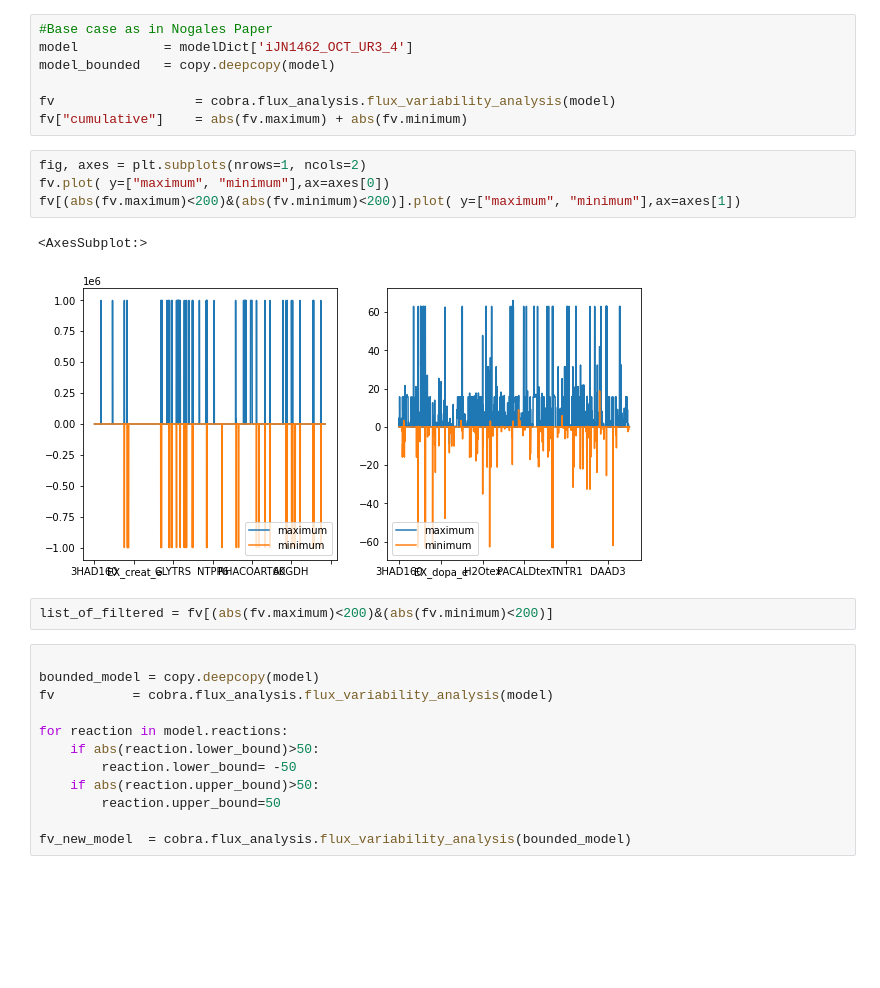
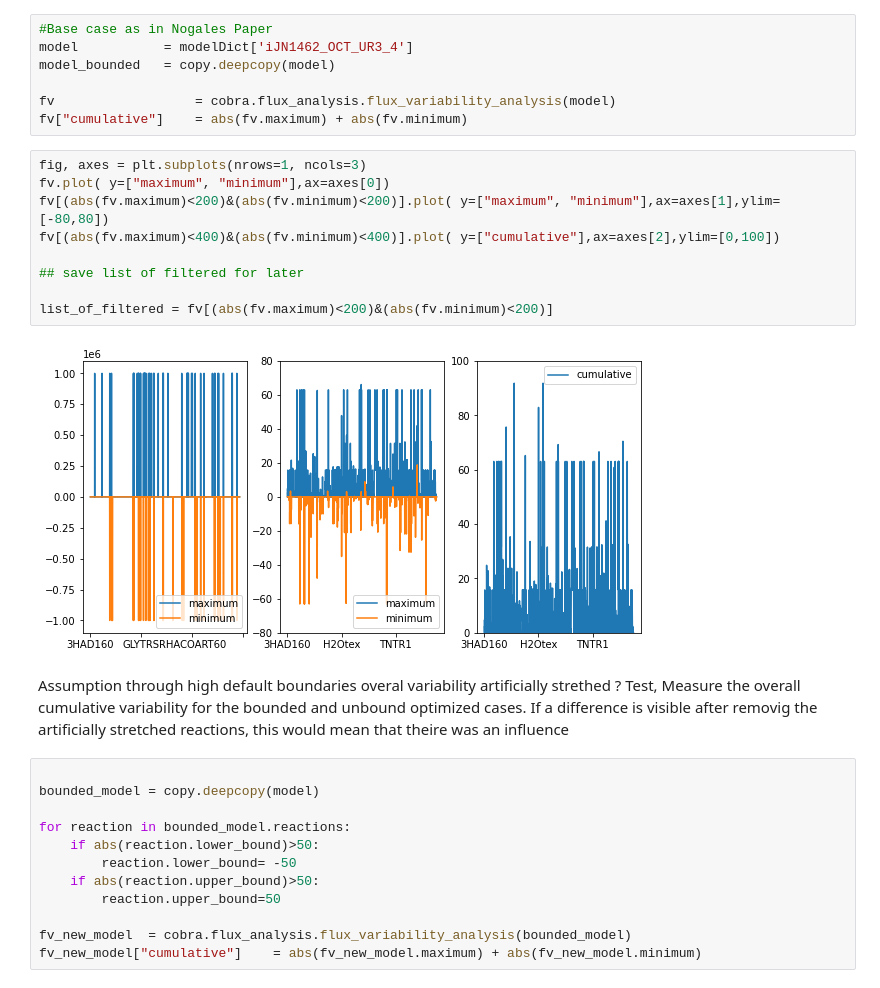
Before and after one commit to lizat-i/PseudomonasPutidaCobraPy, a Jupyter notebook: internalfluxtracking.ipynb, the cells around one changed output. Drawn from its saved outputs; the diff is of its cells as text; blank space fills up the shorter version.

Commit message:
created graphics

```diff
--- a/internalfluxtracking.ipynb
+++ b/internalfluxtracking.ipynb
@@ -35,23 +35,29 @@ model_bounded   = copy.deepcopy(model)
 fv                  = cobra.flux_analysis.flux_variability_analysis(model)
 fv["cumulative"]    = abs(fv.maximum) + abs(fv.minimum)
 # %%
-fig, axes = plt.subplots(nrows=1, ncols=2)
+fig, axes = plt.subplots(nrows=1, ncols=3)
 fv.plot( y=["maximum", "minimum"],ax=axes[0])
-fv[(abs(fv.maximum)<200)&(abs(fv.minimum)<200)].plot( y=["maximum", "minimum"],ax=axes[1])
+fv[(abs(fv.maximum)<200)&(abs(fv.minimum)<200)].plot( y=["maximum", "minimum"],ax=axes[1],ylim=[-80,80])
+fv[(abs(fv.maximum)<400)&(abs(fv.minimum)<400)].plot( y=["cumulative"],ax=axes[2],ylim=[0,100])
+
+## save list of filtered for later
+
+list_of_filtered = fv[(abs(fv.maximum)<200)&(abs(fv.minimum)<200)]
 # %% [output]
-<AxesSubplot:>
-[figure, old version]
+[figure, new version]
-# %%
-list_of_filtered = fv[(abs(fv.maximum)<200)&(abs(fv.minimum)<200)]
+# %% [markdown]
+Assumption through high default boundaries overal variability artificially strethed ?
+Test, Measure the overall cumulative variability for the bounded and unbound optimized cases.
+If a difference is visible after removig the artificially stretched reactions, this would mean that theire was an influence
 # %%
 
 bounded_model = copy.deepcopy(model)
-fv          = cobra.flux_analysis.flux_variability_analysis(model)
 
-for reaction in model.reactions:
+for reaction in bounded_model.reactions:
     if abs(reaction.lower_bound)>50:
         reaction.lower_bound= -50
     if abs(reaction.upper_bound)>50:
         reaction.upper_bound=50
 
 fv_new_model  = cobra.flux_analysis.flux_variability_analysis(bounded_model)
+fv_new_model["cumulative"]    = abs(fv_new_model.maximum) + abs(fv_new_model.minimum)
```
Also changed, not shown: parts of 3 cells of this notebook.
